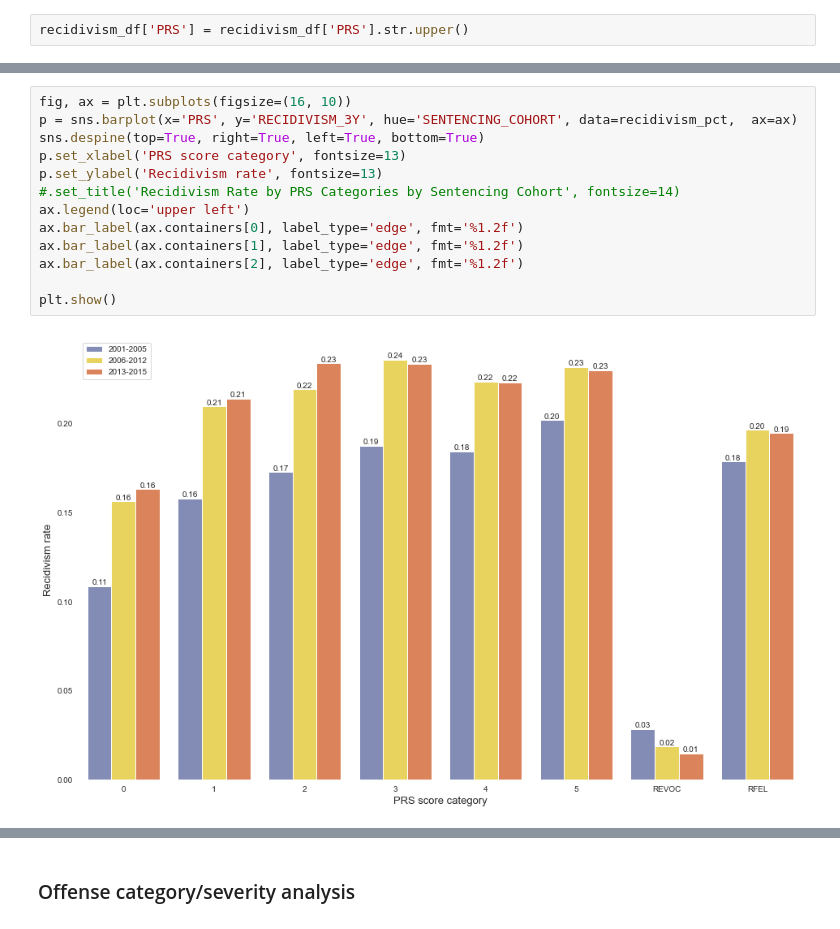
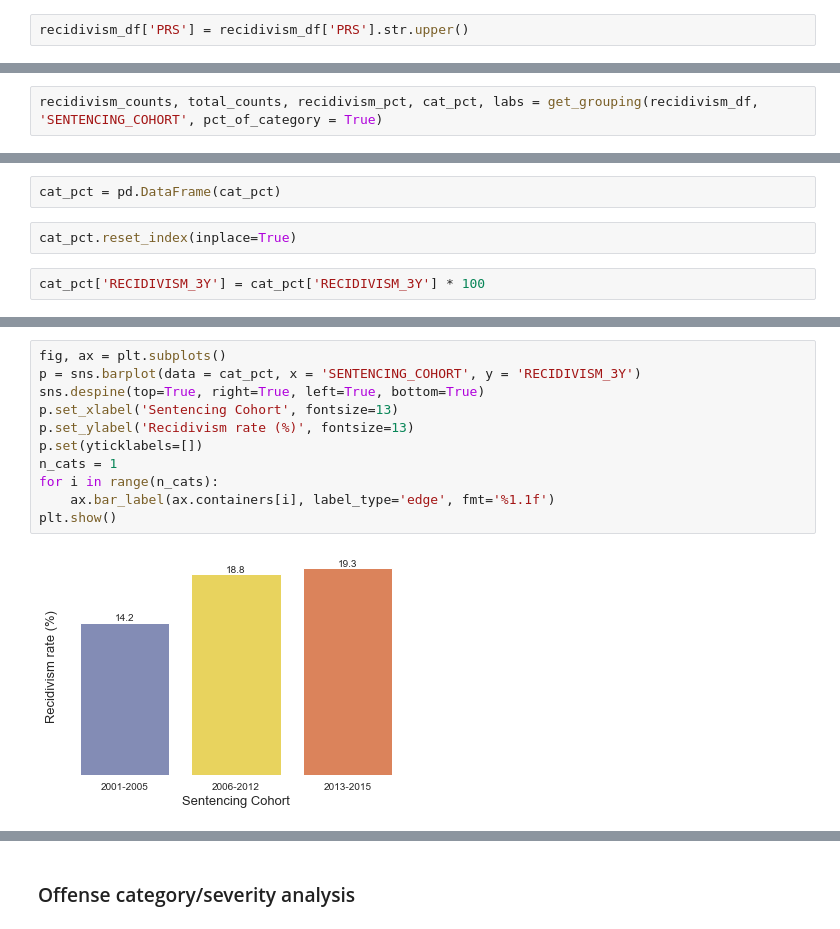
Before and after one commit to aud-z/PA_sentencing, a Jupyter notebook: initial_analyses.ipynb, the cells around one changed output, grey strips where cells are left out. Drawn from its saved outputs; the diff is of its cells as text.

Commit message:
update initial analyses/visualizations

```diff
--- a/initial_analyses.ipynb
+++ b/initial_analyses.ipynb
@@ -85 +101,3 @@ recidivism_pct = recidivism_counts.div(total_counts).reset_index()
+# %%
+recidivism_counts, total_counts, recidivism_pct, cat_pct, labs = get_grouping(recidivism_df, 'SENTENCING_COHORT', pct_of_category = True)
 # %%
@@ -92 +110,7 @@ SENTENCING_COHORT
 Name: RECIDIVISM_3Y, dtype: float64
+# %%
+cat_pct = pd.DataFrame(cat_pct)
+# %%
+cat_pct.reset_index(inplace=True)
+# %%
+cat_pct['RECIDIVISM_3Y'] = cat_pct['RECIDIVISM_3Y'] * 100
@@ -93,15 +149,13 @@ Name: RECIDIVISM_3Y, dtype: float64
 # %%
-fig, ax = plt.subplots(figsize=(16, 10))
-p = sns.barplot(x='PRS', y='RECIDIVISM_3Y', hue='SENTENCING_COHORT', data=recidivism_pct,  ax=ax)
+fig, ax = plt.subplots()
+p = sns.barplot(data = cat_pct, x = 'SENTENCING_COHORT', y = 'RECIDIVISM_3Y')
 sns.despine(top=True, right=True, left=True, bottom=True)
-p.set_xlabel('PRS score category', fontsize=13)
-p.set_ylabel('Recidivism rate', fontsize=13)
-#.set_title('Recidivism Rate by PRS Categories by Sentencing Cohort', fontsize=14)
-ax.legend(loc='upper left')
-ax.bar_label(ax.containers[0], label_type='edge', fmt='%1.2f')
-ax.bar_label(ax.containers[1], label_type='edge', fmt='%1.2f')
-ax.bar_label(ax.containers[2], label_type='edge', fmt='%1.2f')
-
+p.set_xlabel('Sentencing Cohort', fontsize=13)
+p.set_ylabel('Recidivism rate (%)', fontsize=13)
+p.set(yticklabels=[])
+n_cats = 1
+for i in range(n_cats):
+    ax.bar_label(ax.containers[i], label_type='edge', fmt='%1.1f')
 plt.show()
 # %% [output]
-[figure, old version]
+[figure, new version]
```
Also changed, not shown: parts of 80 cells of this notebook.
